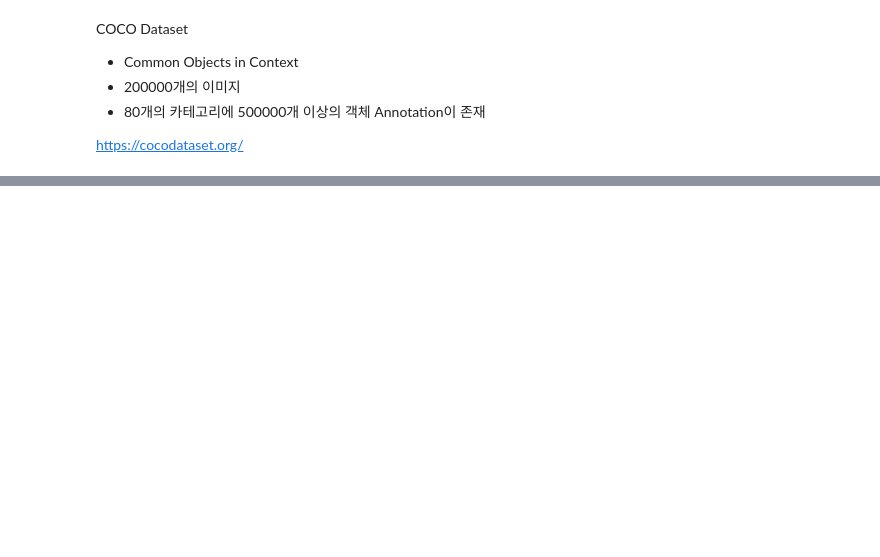
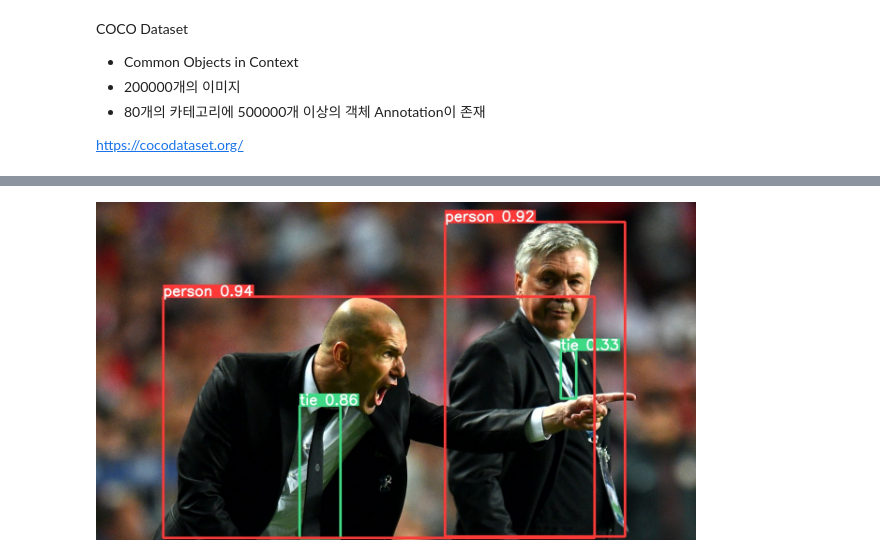
Before and after one commit to bnv20/kdt7, a Jupyter notebook: m10_딥러닝응용/object_detection.ipynb, the cells around one changed output, grey strips where cells are left out. Saved outputs shown, nothing was run; the diff lists cells and outputs as text; code cells hidden in the pictures; blank space fills up the shorter version.

```diff
--- a/m10_딥러닝응용/object_detection.ipynb
+++ b/m10_딥러닝응용/object_detection.ipynb
@@ -139,0 +270,4 @@ https://cocodataset.org/
+# %%
+Image(filename = 'runs/detect/exp/zidane.jpg',width=600)
+# %% [output]
+[figure, added]
```
Also changed, not shown: parts of 17 cells of this notebook.
